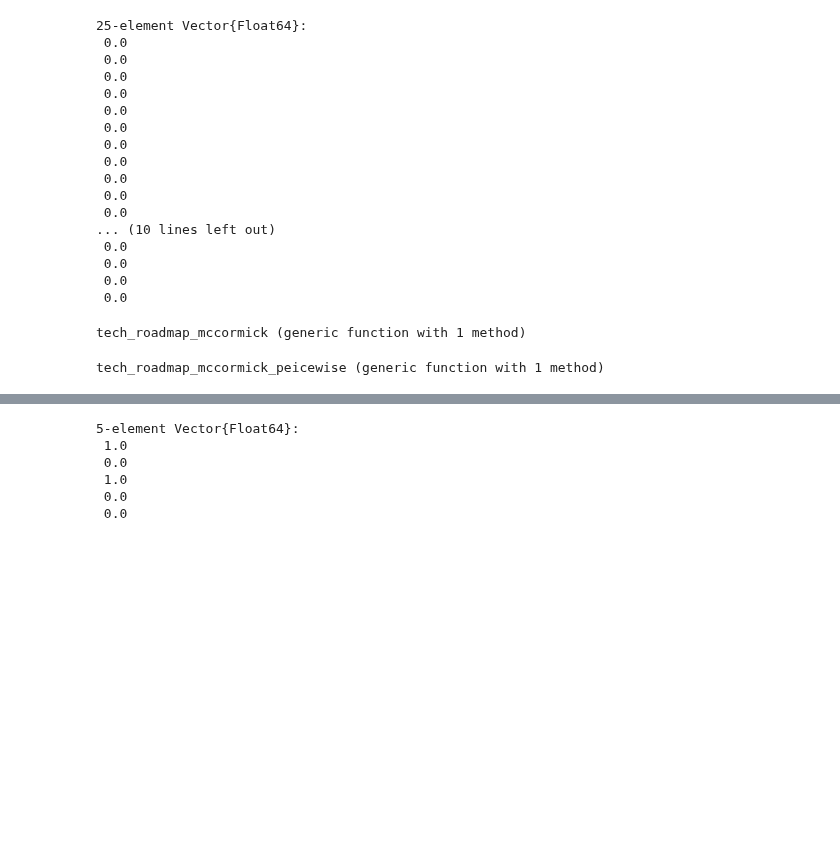
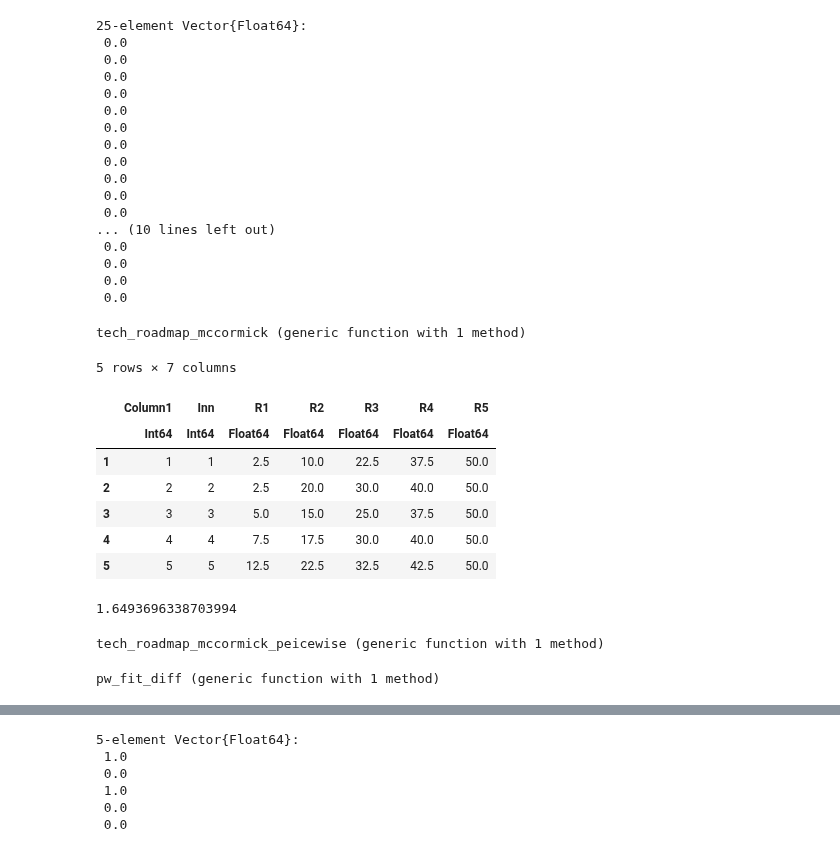
Before and after one commit to vyom-thakker/RoadmapsIAM, a Jupyter notebook: main-peicewise.ipynb, the cells around one changed output, grey strips where cells are left out. Drawn from its saved outputs; the diff is of its cells as text; code cells hidden in the pictures; blank space fills up the shorter version.

```diff
--- a/main-peicewise.ipynb
+++ b/main-peicewise.ipynb
@@ -506,6 +505,22 @@ function tech_roadmap_mccormick()
 end
 # %% [output]
 tech_roadmap_mccormick (generic function with 1 method)
+# %%
+inn_reg = CSV.File("./inn_reg.csv",header=1,delim=",") |> DataFrame
+inn_xrang = CSV.File("./inn_xrang.csv",header=1,delim=",") |> DataFrame
+# %% [output]
+5 rows × 7 columns
+|  | Column1 | Inn | R1 | R2 | R3 | R4 | R5 |
+|  | Int64 | Int64 | Float64 | Float64 | Float64 | Float64 | Float64 |
+| 1 | 1 | 1 | 2.5 | 10.0 | 22.5 | 37.5 | 50.0 |
+| 2 | 2 | 2 | 2.5 | 20.0 | 30.0 | 40.0 | 50.0 |
+| 3 | 3 | 3 | 5.0 | 15.0 | 25.0 | 37.5 | 50.0 |
+| 4 | 4 | 4 | 7.5 | 17.5 | 30.0 | 40.0 | 50.0 |
+| 5 | 5 | 5 | 12.5 | 22.5 | 32.5 | 42.5 | 50.0 |
+# %%
+pw_fit(1,2)
+# %% [output]
+1.6493696338703994
 # %%
 function tech_roadmap_mccormick_peicewise()
 
@@ -627,3 +644,47 @@ function tech_roadmap_mccormick_peicewise()
 end
 # %% [output]
 tech_roadmap_mccormick_peicewise (generic function with 1 method)
+# %%
+function piecewise_fitted_parameters(i,t)
+    if(t <= inn_xrang[i,3])
+        return inn_reg[i,3],inn_reg[i,4]
+    elseif(inn_xrang[i,3]< t <= inn_xrang[i,4])
+        return inn_reg[i,5],inn_reg[i,6]
+    elseif(inn_xrang[i,4]< t <= inn_xrang[i,5])
+        return inn_reg[i,7],inn_reg[i,8]
+    elseif(inn_xrang[i,5]< t <= inn_xrang[i,6])
+        return inn_reg[i,9],inn_reg[i,10]
+    else
+        return inn_reg[i,11],inn_reg[i,12]
+    end
+end
+
+function pw_fit(i,t)
+    if(t <= inn_xrang[i,3])
+        return inn_reg[i,3]+inn_reg[i,4]*t
+    elseif(inn_xrang[i,3]< t <= inn_xrang[i,4])
+        return inn_reg[i,5]+inn_reg[i,6]*t
+    elseif(inn_xrang[i,4]< t <= inn_xrang[i,5])
+        return inn_reg[i,7]+inn_reg[i,8]*t
+    elseif(inn_xrang[i,5]< t <= inn_xrang[i,6])
+        return inn_reg[i,9]+inn_reg[i,10]*t
+    else
+        return inn_reg[i,11]+inn_reg[i,12]*t
+    end
+end
+
+function pw_fit_diff(i,t)
+    if(t <= inn_xrang[i,3])
+        return inn_reg[i,4]
+    elseif(inn_xrang[i,3]< t <= inn_xrang[i,4])
+        return inn_reg[i,6]
+    elseif(inn_xrang[i,4]< t <= inn_xrang[i,5])
+        return inn_reg[i,8]
+    elseif(inn_xrang[i,5]< t <= inn_xrang[i,6])
+        return inn_reg[i,10]
+    else
+        return inn_reg[i,12]
+    end
+end
+# %% [output]
+pw_fit_diff (generic function with 1 method)
```
Also changed, not shown: parts of 14 cells of this notebook, 4 other files.
